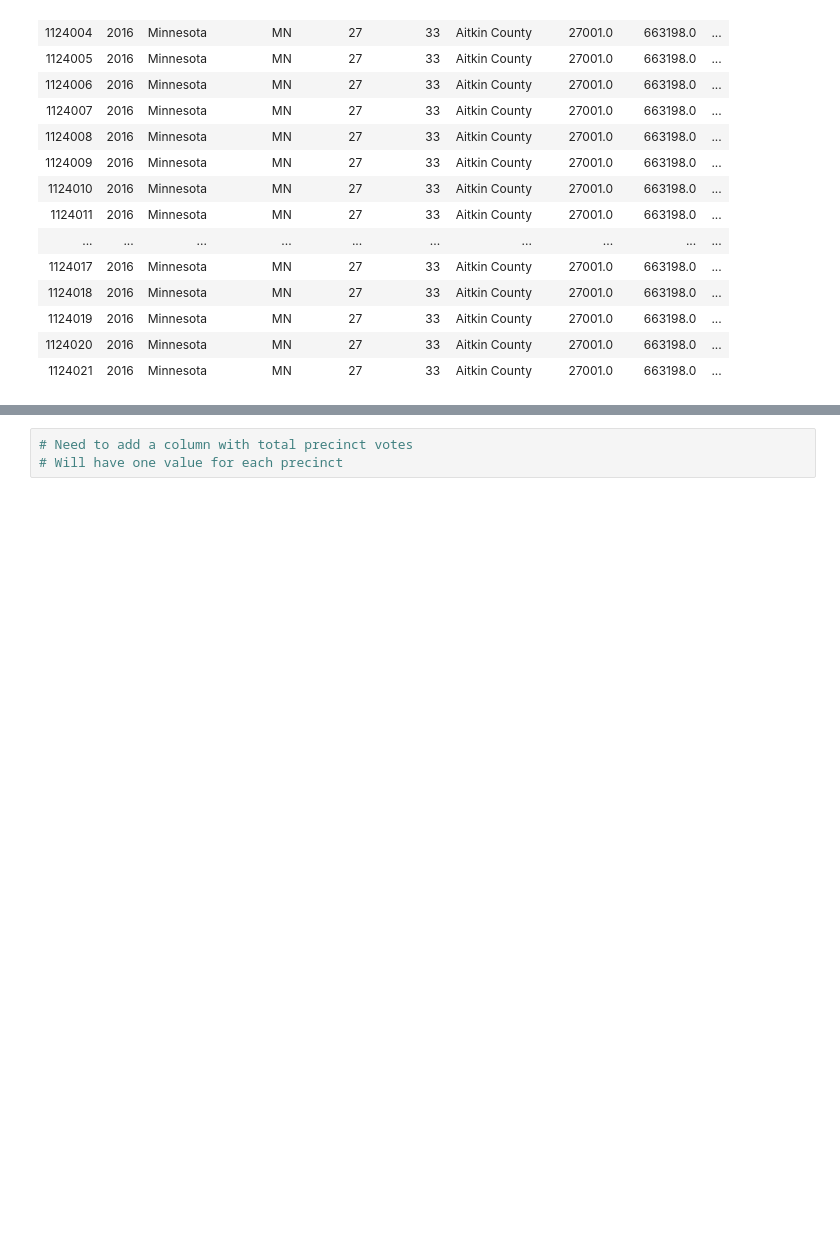
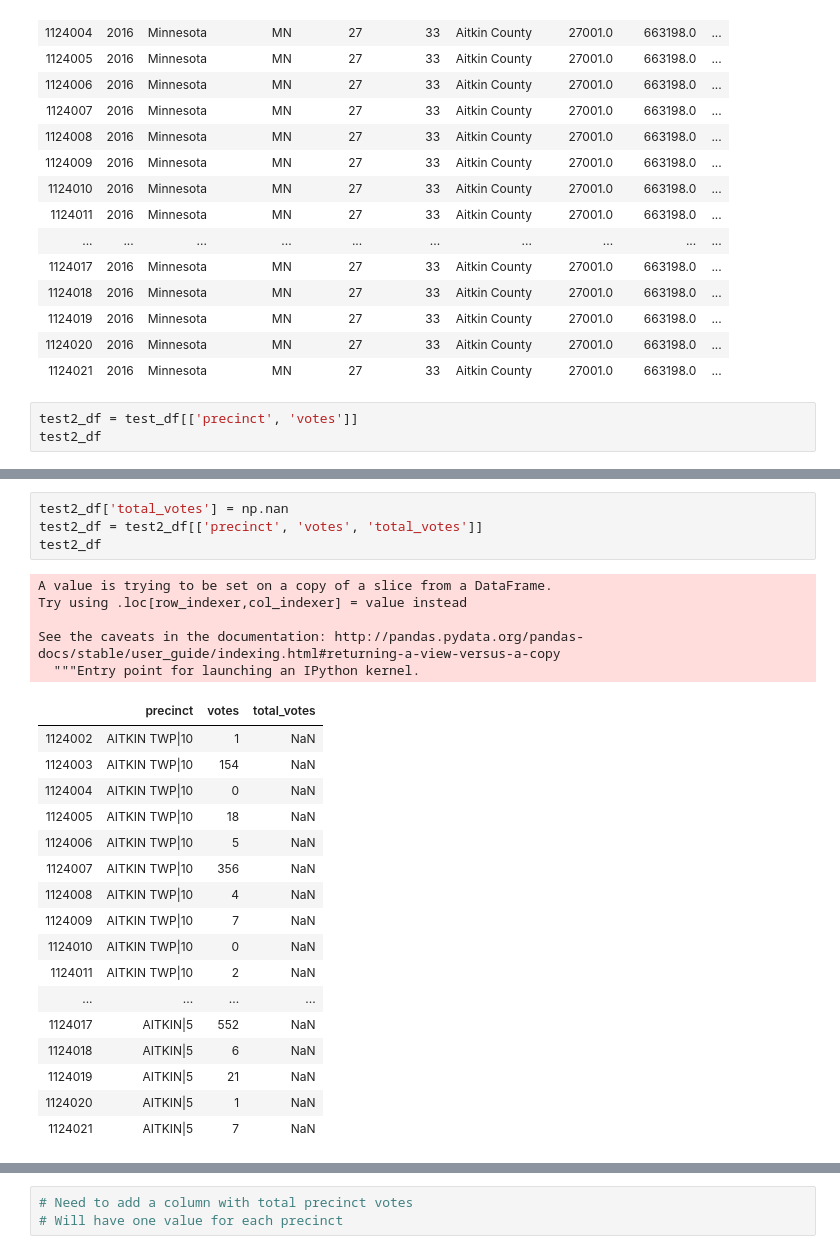
Before and after one commit to VallieTracy/Pres-Election-Partisan-Breakdown, a Jupyter notebook: precincts_main.ipynb, the cells around one changed output, grey strips where cells are left out. Cells and saved outputs as stored; diff of their text form; blank space fills up the shorter version.

Commit message:
still working on loop to count the votes

```diff
--- a/precincts_main.ipynb
+++ b/precincts_main.ipynb
@@ -109,3 +80,6 @@ test_df
 | 1124019 | 2016 | Minnesota | MN | 27 | 33 | Aitkin County | 27001.0 | 663198.0 | ... |
 | 1124020 | 2016 | Minnesota | MN | 27 | 33 | Aitkin County | 27001.0 | 663198.0 | ... |
 | 1124021 | 2016 | Minnesota | MN | 27 | 33 | Aitkin County | 27001.0 | 663198.0 | ... |
+# %%
+test2_df = test_df[['precinct', 'votes']]
+test2_df
@@ -111,0 +104,27 @@ test_df
+# %%
+test2_df['total_votes'] = np.nan
+test2_df = test2_df[['precinct', 'votes', 'total_votes']]
+test2_df
+# %% [output]
+A value is trying to be set on a copy of a slice from a DataFrame.
+Try using .loc[row_indexer,col_indexer] = value instead
+
+See the caveats in the documentation: http://pandas.pydata.org/pandas-docs/stable/user_guide/indexing.html#returning-a-view-versus-a-copy
+  """Entry point for launching an IPython kernel.
+|  | precinct | votes | total_votes |
+| 1124002 | AITKIN TWP|10 | 1 | NaN |
+| 1124003 | AITKIN TWP|10 | 154 | NaN |
+| 1124004 | AITKIN TWP|10 | 0 | NaN |
+| 1124005 | AITKIN TWP|10 | 18 | NaN |
+| 1124006 | AITKIN TWP|10 | 5 | NaN |
+| 1124007 | AITKIN TWP|10 | 356 | NaN |
+| 1124008 | AITKIN TWP|10 | 4 | NaN |
+| 1124009 | AITKIN TWP|10 | 7 | NaN |
+| 1124010 | AITKIN TWP|10 | 0 | NaN |
+| 1124011 | AITKIN TWP|10 | 2 | NaN |
+| ... | ... | ... | ... |
+| 1124017 | AITKIN|5 | 552 | NaN |
+| 1124018 | AITKIN|5 | 6 | NaN |
+| 1124019 | AITKIN|5 | 21 | NaN |
+| 1124020 | AITKIN|5 | 1 | NaN |
+| 1124021 | AITKIN|5 | 7 | NaN |
```
Also changed, not shown: parts of 9 cells of this notebook.
